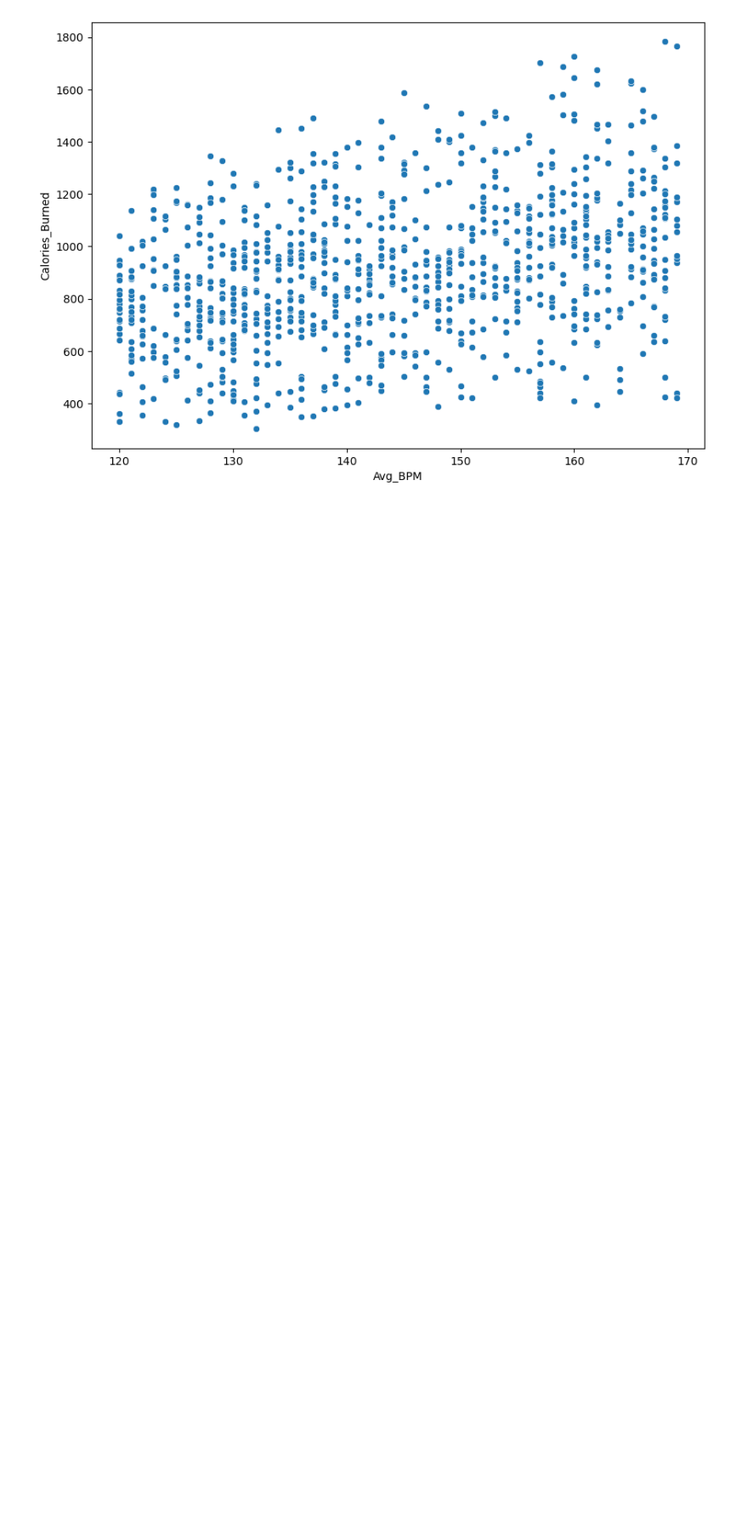
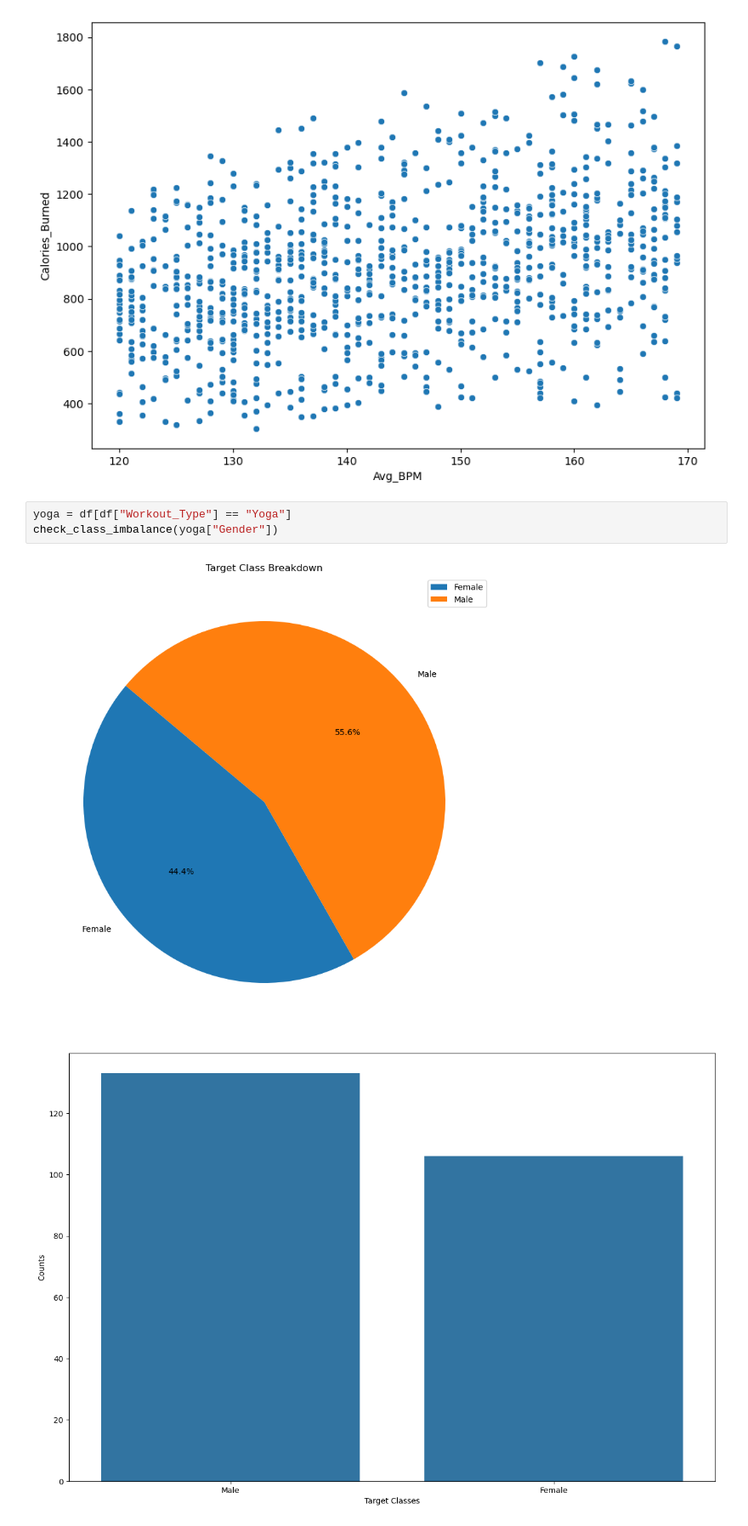
Before and after one commit to MaukanMir/Gym-Members-Exercise, a Jupyter notebook: training.ipynb, the cells around one changed output. Shown at 85% size. Saved outputs shown, nothing was run; the diff lists cells and outputs as text; blank space fills up the shorter version.

```diff
--- a/training.ipynb
+++ b/training.ipynb
@@ -436,3 +436,9 @@ sns.scatterplot(data=df, x = "Avg_BPM", y="Calories_Burned")
 [figure]
 [figure]
 [figure]
+# %%
+yoga = df[df["Workout_Type"] == "Yoga"]
+check_class_imbalance(yoga["Gender"])
+# %% [output]
+[figure, added]
+[figure, added]
```
